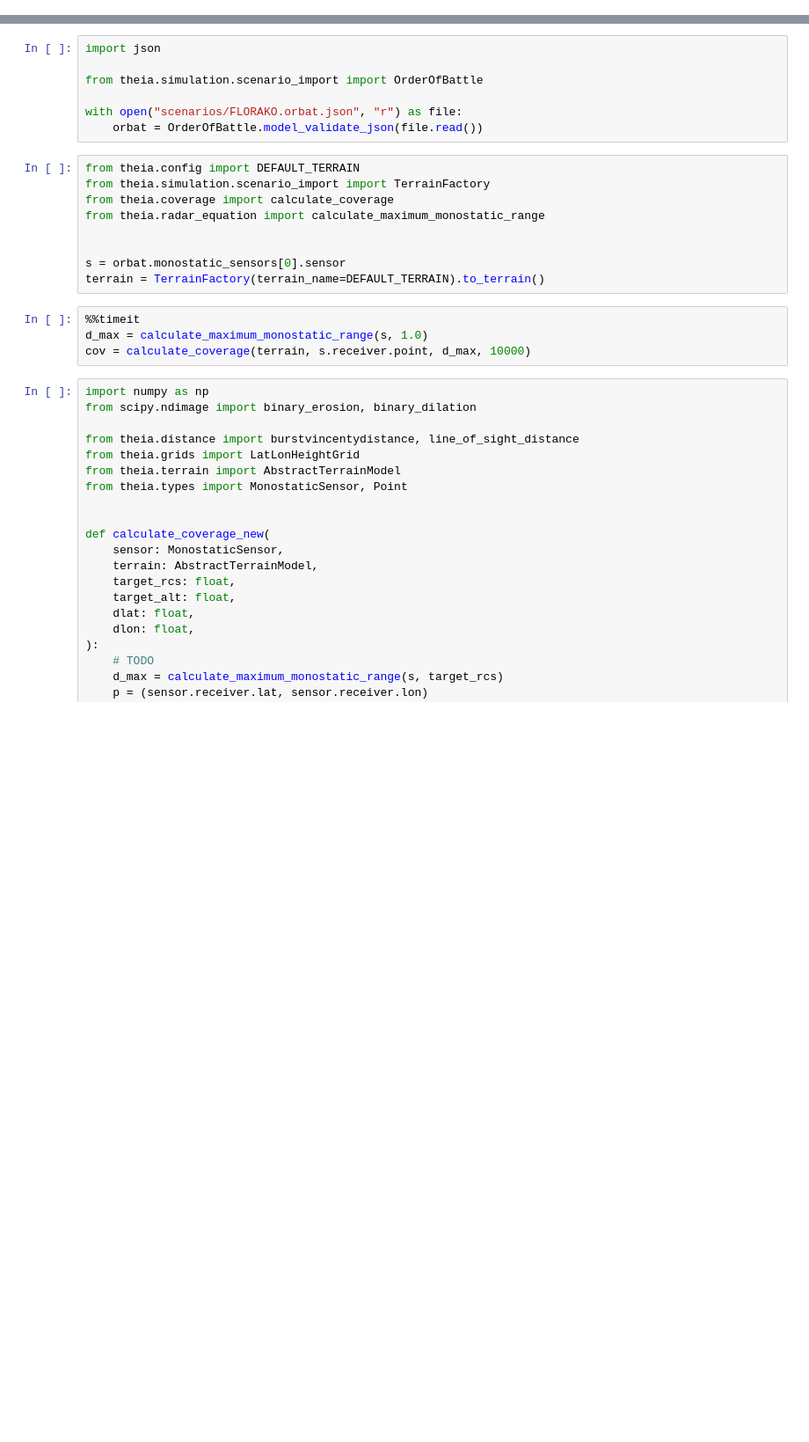
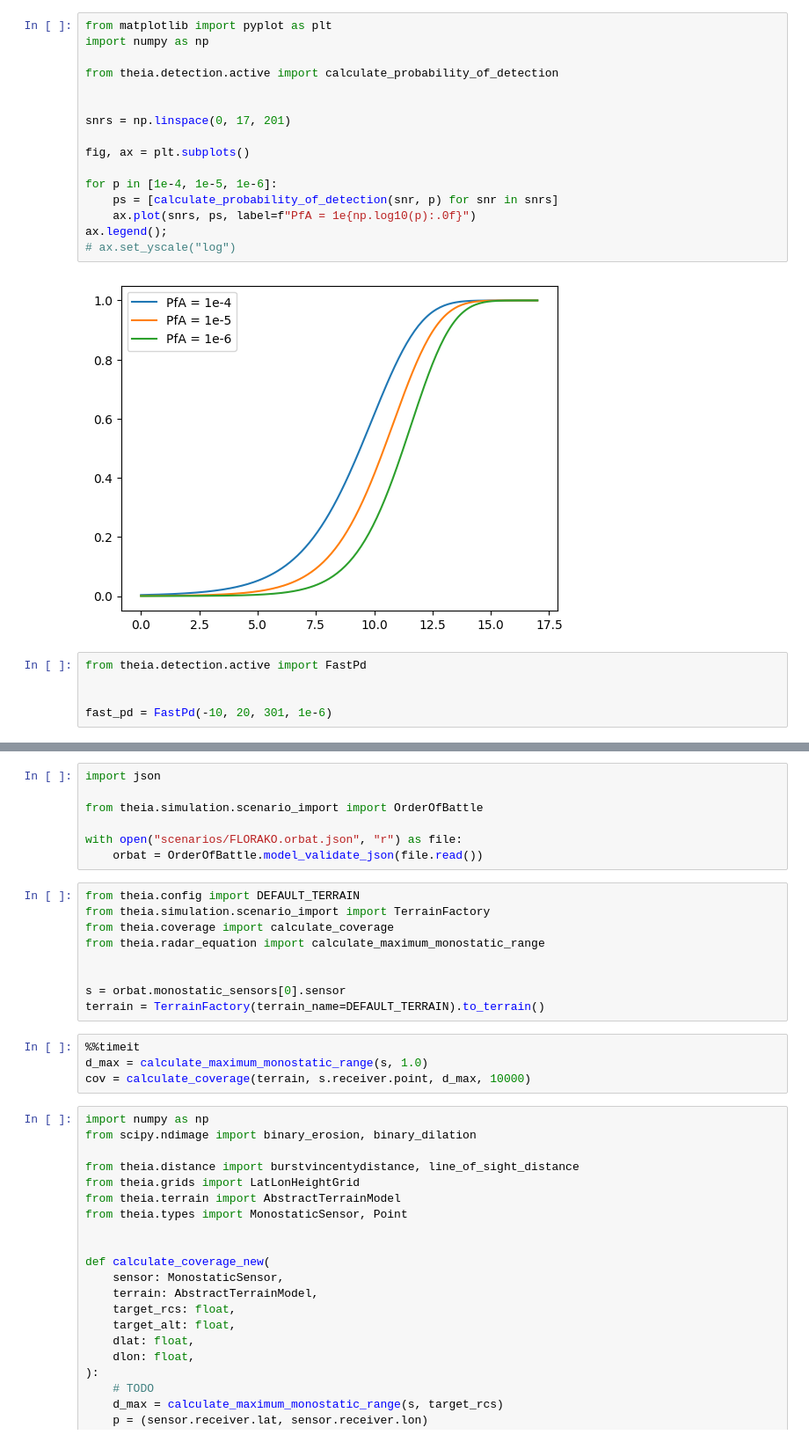
Before and after one commit to Swiss-Armed-Forces/theia_backend, a Jupyter notebook: tmp.ipynb, the cells around one changed output, grey strips where cells are left out. Shown at 88% size. Saved outputs shown, nothing was run; the diff lists cells and outputs as text; blank space fills up the shorter version.

```diff
--- a/tmp.ipynb
+++ b/tmp.ipynb
@@ -0,0 +74,23 @@
+# %%
+from matplotlib import pyplot as plt
+import numpy as np
+
+from theia.detection.active import calculate_probability_of_detection
+
+
+snrs = np.linspace(0, 17, 201)
+
+fig, ax = plt.subplots()
+
+for p in [1e-4, 1e-5, 1e-6]:
+    ps = [calculate_probability_of_detection(snr, p) for snr in snrs]
+    ax.plot(snrs, ps, label=f"PfA = 1e{np.log10(p):.0f}")
+ax.legend();
+# ax.set_yscale("log")
+# %% [output]
+[figure, added]
+# %%
+from theia.detection.active import FastPd
+
+
+fast_pd = FastPd(-10, 20, 301, 1e-6)
```
Also changed, not shown: parts of 8 cells of this notebook, 2 other files.
